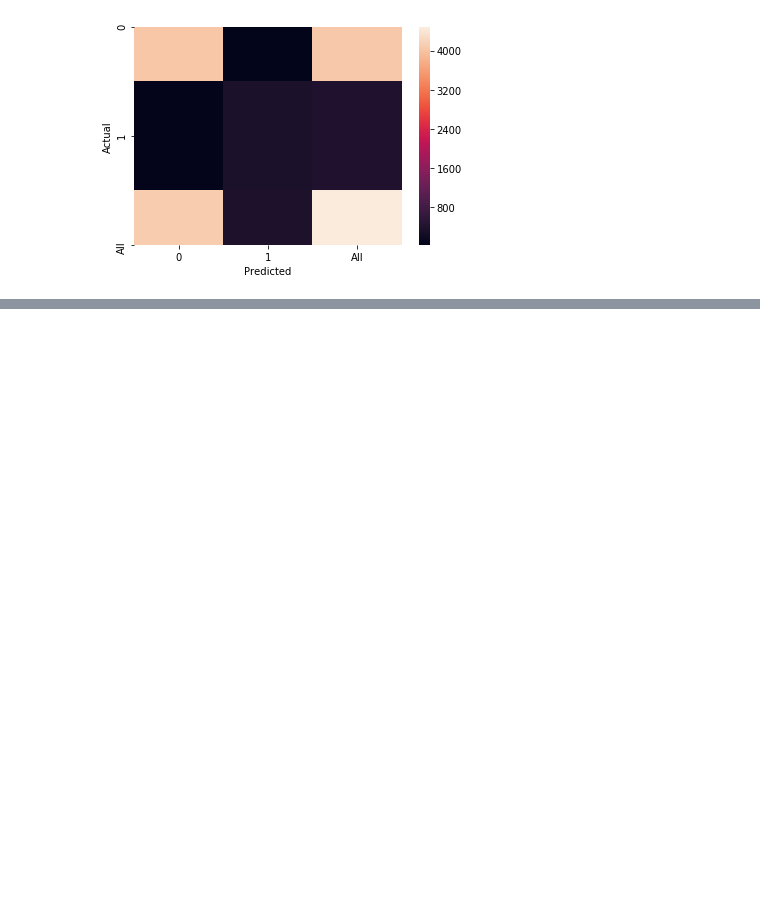
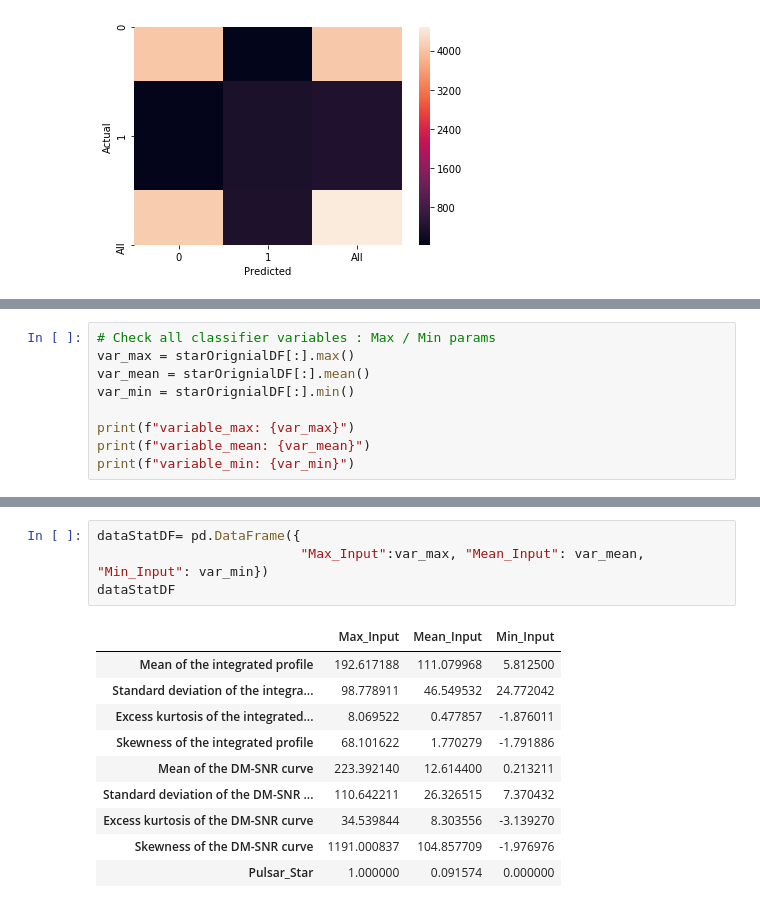
Before and after one commit to CARA-ROBERTS/PulsarStars_MachineLearning_Portfolio, a Jupyter notebook: PulsarStar_RandomForest.ipynb, the cells around one changed output, grey strips where cells are left out. Saved outputs shown, nothing was run; the diff lists cells and outputs as text; blank space fills up the shorter version.

```diff
--- a/PulsarStar_RandomForest.ipynb
+++ b/PulsarStar_RandomForest.ipynb
@@ -249,0 +247,9 @@ FOR: 0.014139444173573866
+# %%
+# Check all classifier variables : Max / Min params
+var_max = starOrignialDF[:].max()
+var_mean = starOrignialDF[:].mean()
+var_min = starOrignialDF[:].min()
+
+print(f"variable_max: {var_max}")
+print(f"variable_mean: {var_mean}")
+print(f"variable_min: {var_min}")
@@ -249,0 +274,15 @@ FOR: 0.014139444173573866
+# %%
+dataStatDF= pd.DataFrame({
+                          "Max_Input":var_max, "Mean_Input": var_mean, "Min_Input": var_min})
+dataStatDF
+# %% [output]
+|  | Max_Input | Mean_Input | Min_Input |
+| Mean of the integrated profile | 192.617188 | 111.079968 | 5.812500 |
+| Standard deviation of the integra... | 98.778911 | 46.549532 | 24.772042 |
+| Excess kurtosis of the integrated... | 8.069522 | 0.477857 | -1.876011 |
+| Skewness of the integrated profile | 68.101622 | 1.770279 | -1.791886 |
+| Mean of the DM-SNR curve | 223.392140 | 12.614400 | 0.213211 |
+| Standard deviation of the DM-SNR ... | 110.642211 | 26.326515 | 7.370432 |
+| Excess kurtosis of the DM-SNR curve | 34.539844 | 8.303556 | -3.139270 |
+| Skewness of the DM-SNR curve | 1191.000837 | 104.857709 | -1.976976 |
+| Pulsar_Star | 1.000000 | 0.091574 | 0.000000 |
```
Also changed, not shown: parts of 16 cells of this notebook, 32 other files.
